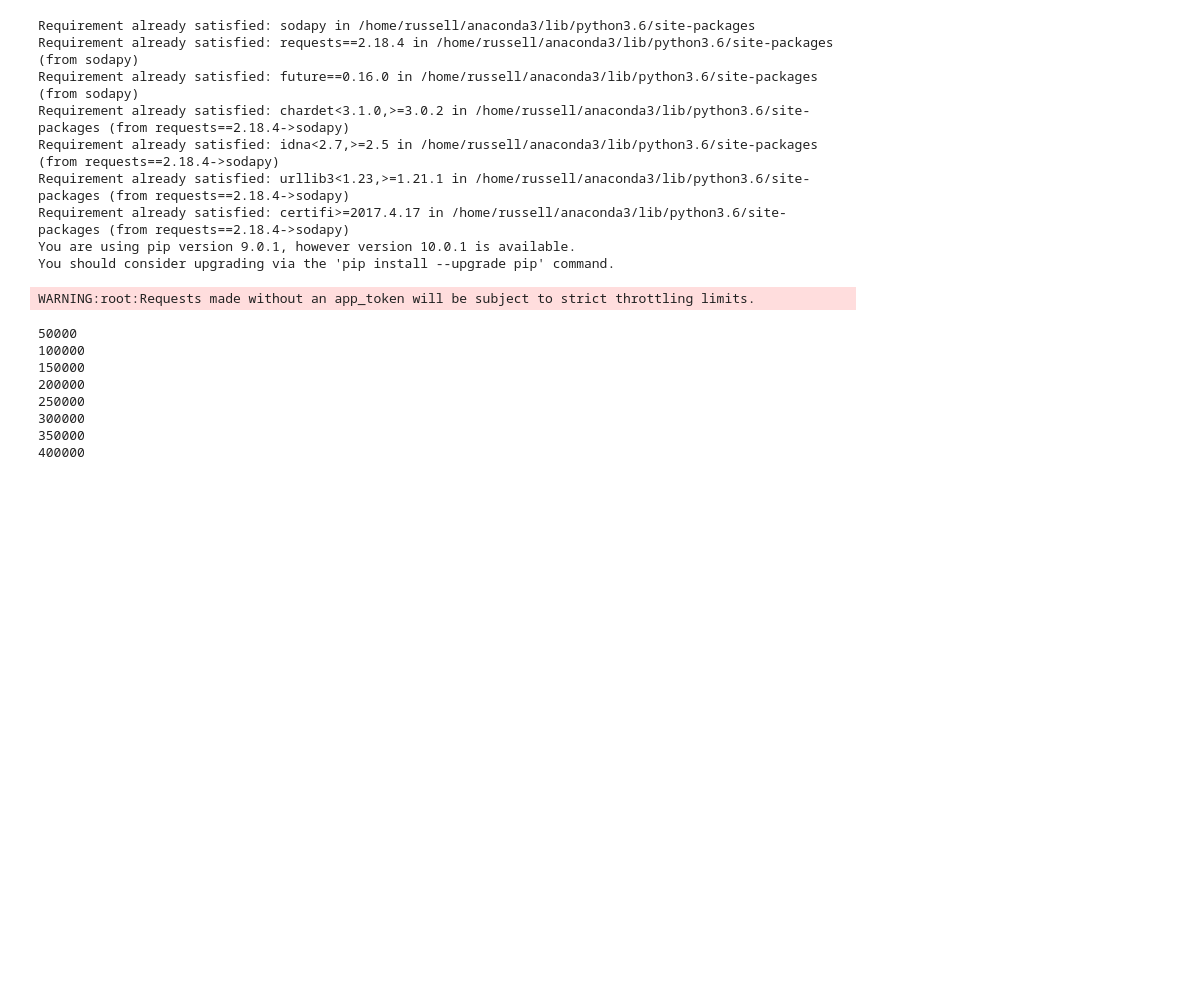
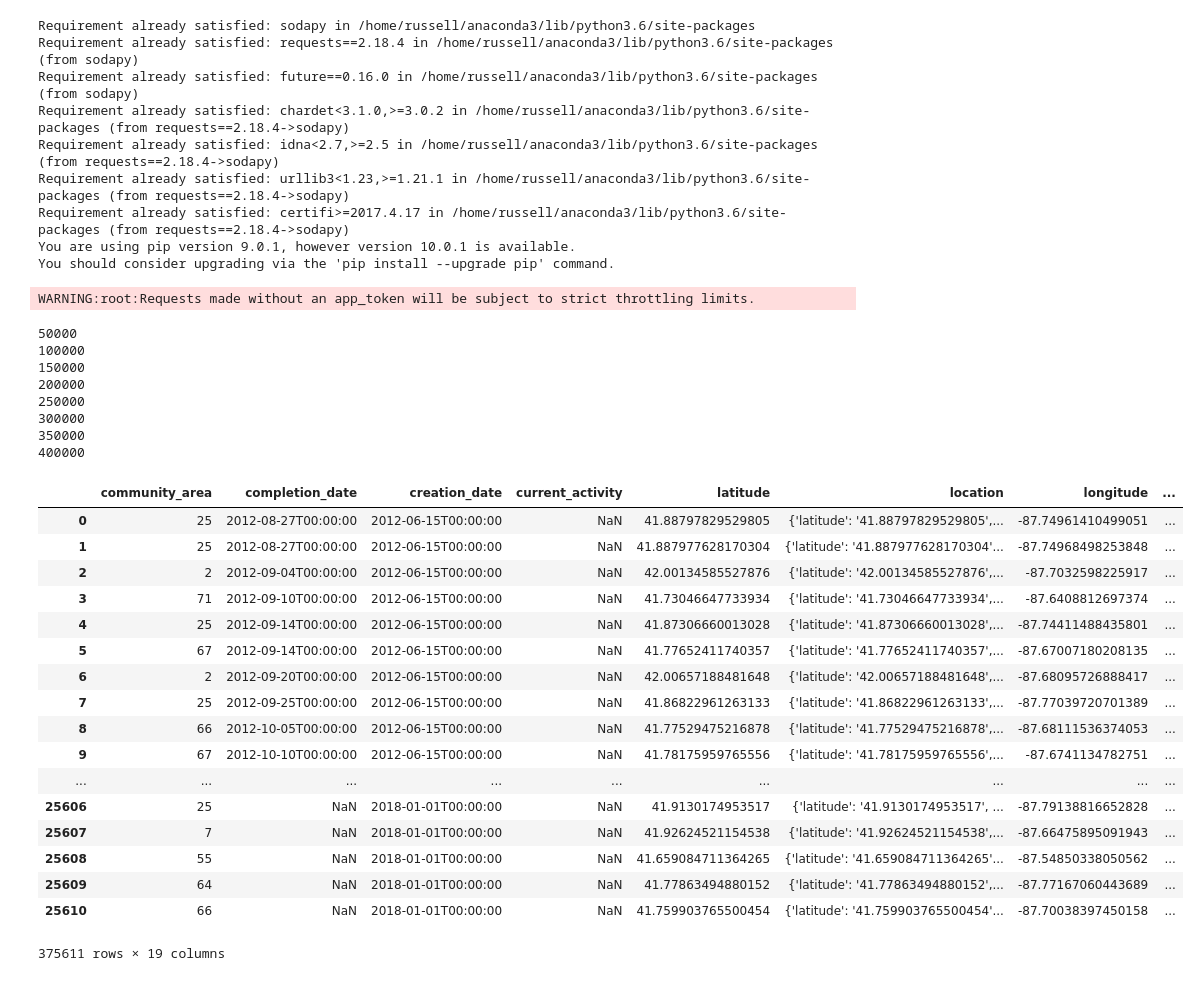
Before and after one commit to Sustainabilist/ChicagoDataAnalysis, a Jupyter notebook: CODE/14_garbage_download.ipynb, the cells around one changed output. Cells and saved outputs as stored; diff of their text form; code cells hidden in the pictures; blank space fills up the shorter version.

```diff
--- a/CODE/14_garbage_download.ipynb
+++ b/CODE/14_garbage_download.ipynb
@@ -47,3 +47,24 @@ while results:
 300000
 350000
 400000
+# %%
+carts
+# %% [output]
+|  | community_area | completion_date | creation_date | current_activity | latitude | location | longitude | ... |
+| 0 | 25 | 2012-08-27T00:00:00 | 2012-06-15T00:00:00 | NaN | 41.88797829529805 | {'latitude': '41.88797829529805',... | -87.74961410499051 | ... |
+| 1 | 25 | 2012-08-27T00:00:00 | 2012-06-15T00:00:00 | NaN | 41.887977628170304 | {'latitude': '41.887977628170304'... | -87.74968498253848 | ... |
+| 2 | 2 | 2012-09-04T00:00:00 | 2012-06-15T00:00:00 | NaN | 42.00134585527876 | {'latitude': '42.00134585527876',... | -87.7032598225917 | ... |
+| 3 | 71 | 2012-09-10T00:00:00 | 2012-06-15T00:00:00 | NaN | 41.73046647733934 | {'latitude': '41.73046647733934',... | -87.6408812697374 | ... |
+| 4 | 25 | 2012-09-14T00:00:00 | 2012-06-15T00:00:00 | NaN | 41.87306660013028 | {'latitude': '41.87306660013028',... | -87.74411488435801 | ... |
+| 5 | 67 | 2012-09-14T00:00:00 | 2012-06-15T00:00:00 | NaN | 41.77652411740357 | {'latitude': '41.77652411740357',... | -87.67007180208135 | ... |
+| 6 | 2 | 2012-09-20T00:00:00 | 2012-06-15T00:00:00 | NaN | 42.00657188481648 | {'latitude': '42.00657188481648',... | -87.68095726888417 | ... |
+| 7 | 25 | 2012-09-25T00:00:00 | 2012-06-15T00:00:00 | NaN | 41.86822961263133 | {'latitude': '41.86822961263133',... | -87.77039720701389 | ... |
+| 8 | 66 | 2012-10-05T00:00:00 | 2012-06-15T00:00:00 | NaN | 41.77529475216878 | {'latitude': '41.77529475216878',... | -87.68111536374053 | ... |
+| 9 | 67 | 2012-10-10T00:00:00 | 2012-06-15T00:00:00 | NaN | 41.78175959765556 | {'latitude': '41.78175959765556',... | -87.6741134782751 | ... |
+| ... | ... | ... | ... | ... | ... | ... | ... | ... |
+| 25606 | 25 | NaN | 2018-01-01T00:00:00 | NaN | 41.9130174953517 | {'latitude': '41.9130174953517', ... | -87.79138816652828 | ... |
+| 25607 | 7 | NaN | 2018-01-01T00:00:00 | NaN | 41.92624521154538 | {'latitude': '41.92624521154538',... | -87.66475895091943 | ... |
+| 25608 | 55 | NaN | 2018-01-01T00:00:00 | NaN | 41.659084711364265 | {'latitude': '41.659084711364265'... | -87.54850338050562 | ... |
+| 25609 | 64 | NaN | 2018-01-01T00:00:00 | NaN | 41.77863494880152 | {'latitude': '41.77863494880152',... | -87.77167060443689 | ... |
+| 25610 | 66 | NaN | 2018-01-01T00:00:00 | NaN | 41.759903765500454 | {'latitude': '41.759903765500454'... | -87.70038397450158 | ... |
+375611 rows × 19 columns
```
Also changed, not shown: parts of 2 cells of this notebook, 1 other file.
